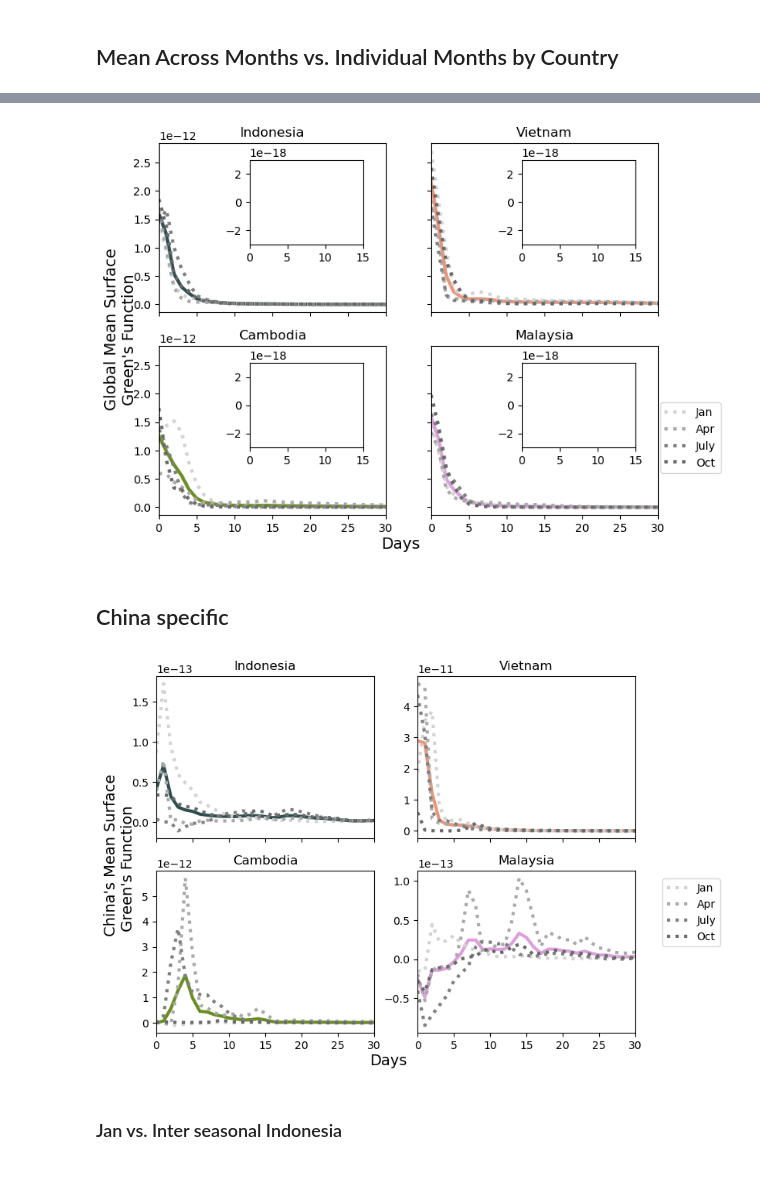
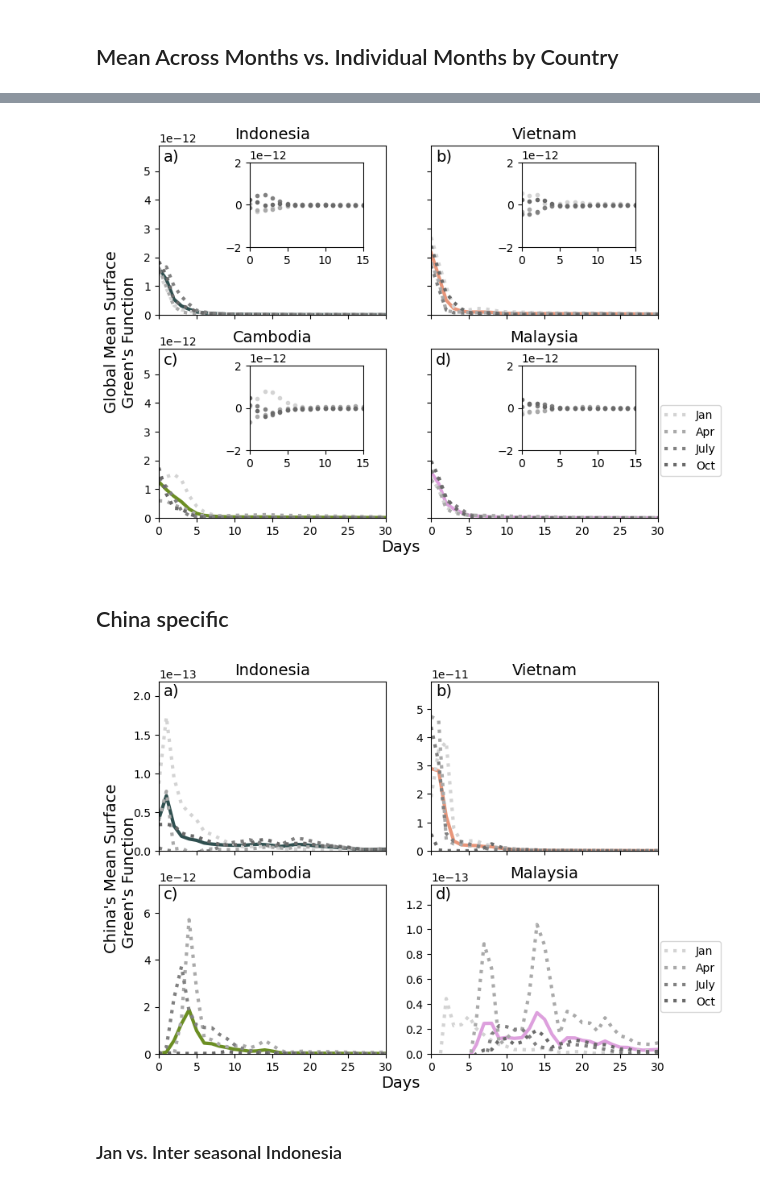
Before and after one commit to lfreese/BC-IRF, a Jupyter notebook: analysis_plotting/plots_greens_functions.ipynb, the cells around one changed output, grey strips where cells are left out. Drawn from its saved outputs; the diff is of its cells as text; code cells hidden in the pictures.

```diff
--- a/analysis_plotting/plots_greens_functions.ipynb
+++ b/analysis_plotting/plots_greens_functions.ipynb
@@ -178,10 +187,16 @@ for idx, m in enumerate(['Jan','Apr','July','Oct']):
         axes[idx].plot(np.arange(0,len(G_mean.sel(run = f'{c}_{m}')['time'])), G_mean.sel(run = f'{c}_{m}'), label = label_dict[c], color = region_colors[c], linewidth = 3, linestyle = '--')
         axes[idx].set_title(months_dict[m], fontsize = 14)
 
+for idx, ax in enumerate(axes.ravel()):
+    subplot_letter = chr(ord('a') + idx)
+    ax.text(0.02, 0.91, subplot_letter + ')', transform=ax.transAxes, fontsize=14)
+    ax.set_ylim(0, ax.get_ylim()[1]*1.2)
+
+
 plt.legend()
 plt.xlim(0,30)
 fig.text(0.5, 0.04, 'Days', ha='center', fontsize = 14)
 fig.text(0.04, 0.5, 'Global Mean Surface \n Green\'s Function', va='center', rotation='vertical', fontsize = 14)
-#plt.suptitle("Pulses At Varying Times in January in Indonesia", fontsize = 16)
+
 plt.savefig(f'{utils.figures_data_path}paper/greens_functions/SEA_v_countries.png', dpi = 250, bbox_inches = 'tight')
 # %% [output]
@@ -204,7 +219,7 @@ ax1.plot(np.arange(0,len(G_mean.sel(run = 'all_countries_Jan_16x')['time'])), G_
 
 ax1.legend()
 ax1.set_xlim(0,30)
-ax1.set_xlabel('Days', fontsize = 16)
+ax1.set_xlabel('Days', fontsize = 14)
 ax1.set_ylabel('Global Mean Surface \n Green\'s Function [($\mu$g/m$^3$)/kg]', va='center', rotation='vertical', labelpad = -.3, fontsize = 14)
 ax1.yaxis.set_label_coords(-0.25, 0.5)
 
@@ -215,8 +230,14 @@ ax2.plot(np.arange(0,len(G_mean.sel(run = 'all_countries_Jan')['time'])), G_mean
 
 ax2.set_xlim(0,30)
 ax2.legend()
-ax2.set_xlabel('Days', fontsize = 16)
+ax2.set_xlabel('Days', fontsize = 14)
 plt.tight_layout()
-#plt.suptitle("Sum of the Pulse vs. Pulse of the Sum for each Month", fontsize = 16)
+
+for idx, ax in enumerate([ax1,ax2]):
+    subplot_letter = chr(ord('a') + idx)
+    ax.text(0.02, 0.91, subplot_letter + ')', transform=ax.transAxes, fontsize=14)
+    ax.set_ylim(0, ax.get_ylim()[1]*1.2)
+
+
 plt.savefig(f'{utils.figures_data_path}paper/greens_functions/linearity_tests.png', dpi = 250, bbox_inches = 'tight')
 # %% [output]
@@ -306,12 +327,18 @@ for idx, c in enumerate(['Indo','Viet','Cambod','Malay']):
         data = (G_mean.sel(run = f'{c}_{m}') - G_mean.loc[G_mean.run.isin([f'{c}_Jan', f'{c}_Apr', f'{c}_July', f'{c}_Oct'])].mean(dim = 'run'))#/G_mean.loc[G_mean.run.isin([f'{c}_Jan', f'{c}_Apr', f'{c}_July', f'{c}_Oct'])].mean(dim = 'run')
         axins.plot(np.arange(0,len(data['time'])), data, color = col, linestyle = 'None', marker = '.')
         axins.set_xlim(0,15)
-        axins.set_ylim(-3e-18,3e-18)
+        axins.set_ylim(-2e-12,2e-12)
 
-    axes[idx].set_title(label_dict[c])
+    axes[idx].set_title(label_dict[c], fontsize = 14)
 
 custom_lines = [Line2D([0], [0], color='black', lw=3)]
 axes[3].legend(custom_lines, ['Mean Across Months'])
+
+for idx, ax in enumerate(axes.ravel()):
+    subplot_letter = chr(ord('a') + idx)
+    ax.text(0.02, 0.91, subplot_letter + ')', transform=ax.transAxes, fontsize=14)
+    ax.set_ylim(0, ax.get_ylim()[1]*1.2)
+
 
 plt.legend(bbox_to_anchor = (1.1, .5, .2, .2))
 plt.xlim(0,30)
@@ -320,7 +347,7 @@ fig.text(0.04, 0.5, 'Global Mean Surface \n Green\'s Function', va='center', rot
 #plt.suptitle("Pulses At Varying Times in January in Indonesia", fontsize = 16)
 plt.savefig(f'{utils.figures_data_path}paper/greens_functions/monthly_mean_v_months_country.png', dpi = 250, bbox_inches = 'tight')
 # %% [output]
-[figure, old version]
+[figure, new version]
 # %% [markdown]
 ## China specific
 # %%
@@ -335,39 +362,36 @@ mean_country_impact = country_impacted_ds.weighted(area_ds['area']).mean(dim = [
 # %%
 label_dict = {'Indo':'Indonesia', 'Malay':'Malaysia','Viet':'Vietnam','Cambod':'Cambodia'}
 
 
 
 fig, axes = plt.subplots(2, 2, sharex = True, figsize = [8,6])
 axes = axes.ravel()
 for idx, c in enumerate(['Indo','Viet','Cambod','Malay']):
     axes[idx].plot(np.arange(0,len(mean_country_impact.sel(run = f'{c}_Jan')['time'])), mean_country_impact.loc[dict(run = [f'{c}_Jan', f'{c}_Apr', f'{c}_July', f'{c}_Oct'])].mean(dim = 'run')['BC_total'],
                    color = region_colors[c], linewidth = 3)
     colors = iter(['lightgrey','darkgrey', 'grey','dimgrey'])
-    #inset
-    #axins = axes[idx].inset_axes([.4,.4,.5,.5])
+
     for m in ['Jan','Apr','July','Oct']:
         col = next(colors)
         axes[idx].plot(np.arange(0,len(mean_country_impact.sel(run = f'{c}_{m}')['time'])), mean_country_impact.sel(run = f'{c}_{m}')['BC_total'], label = m, linestyle = ':', color = col, linewidth = 3)
-        axes[idx].set_title(label_dict[c])
-#         ##inset for the difference from the mean
-#         data = (mean_country_impact.sel(run = f'{c}_{m}')['BC_total'] - mean_country_impact.loc[dict(run = [f'{c}_Jan', f'{c}_Apr', f'{c}_July', f'{c}_Oct'])].mean(dim = 'run')['BC_total'])#/mean_country_impact.loc[mean_country_impact.run.isin([f'{c}_Jan', f'{c}_Apr', f'{c}_July', f'{c}_Oct'])].mean(dim = 'run')
-#         axins.plot(np.arange(0,len(data['time'])), data, color = col, linestyle = 'None', marker = '.')
-#         axins.set_xlim(0,15)
-#         axins.set_ylim(-3e-18,3e-18)
+        axes[idx].set_title(label_dict[c], fontsize = 14)
 
 
+for idx, ax in enumerate(axes.ravel()):
+    subplot_letter = chr(ord('a') + idx)
+    ax.text(0.02, 0.92, subplot_letter + ')', transform=ax.transAxes, fontsize=14)
+    ax.set_ylim(0, ax.get_ylim()[1]*1.2)
 
 custom_lines = [Line2D([0], [0], color='black', lw=3)]
 axes[3].legend(custom_lines, ['Mean Across Months'])
 
 plt.legend(bbox_to_anchor = (1.1, .5, .2, .2))
 plt.xlim(0,30)
 fig.text(0.5, 0.04, 'Days', ha='center', fontsize = 14)
 fig.text(0.04, 0.5, 'China\'s Mean Surface \n Green\'s Function', va='center', rotation='vertical', fontsize = 14)
-#plt.suptitle("Pulses At Varying Times in January in Indonesia", fontsize = 16)
 plt.savefig(f'{utils.figures_data_path}paper/greens_functions/china_monthly_mean_v_months_country.png', dpi = 250, bbox_inches = 'tight')
 # %% [output]
-[figure, old version]
+[figure, new version]
 # %% [markdown]
 ### Jan vs. Inter seasonal Indonesia
 # %%
```
Also changed, not shown: parts of 5 cells of this notebook, 2 other files.
